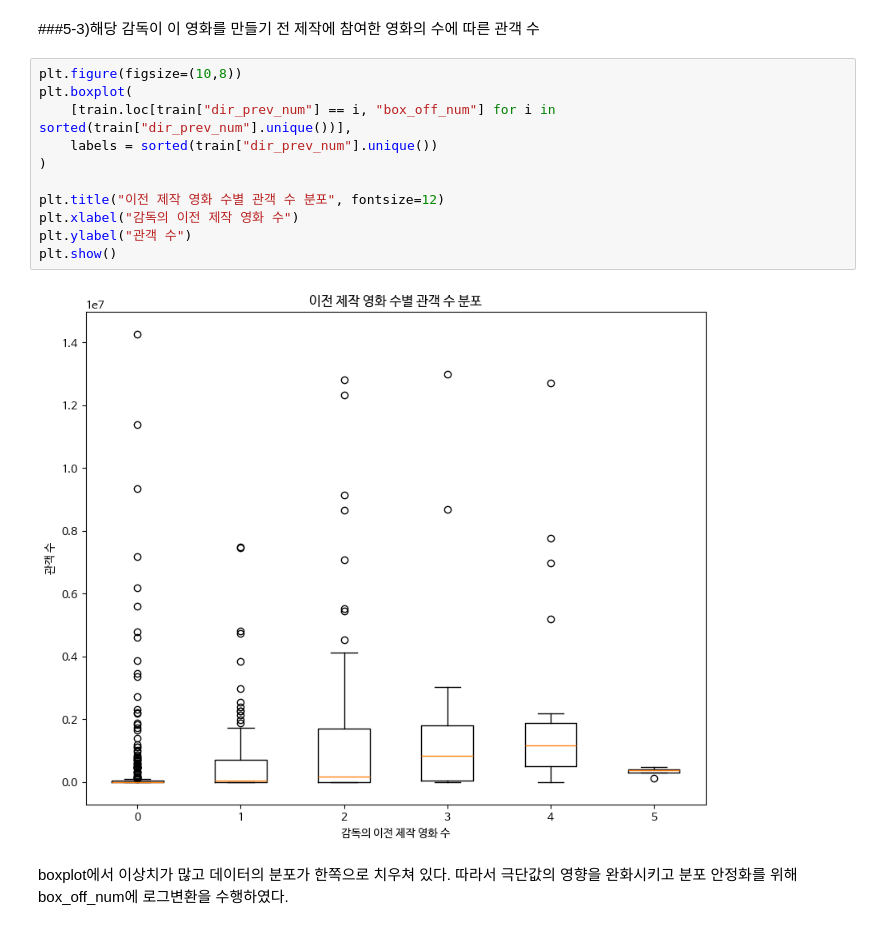
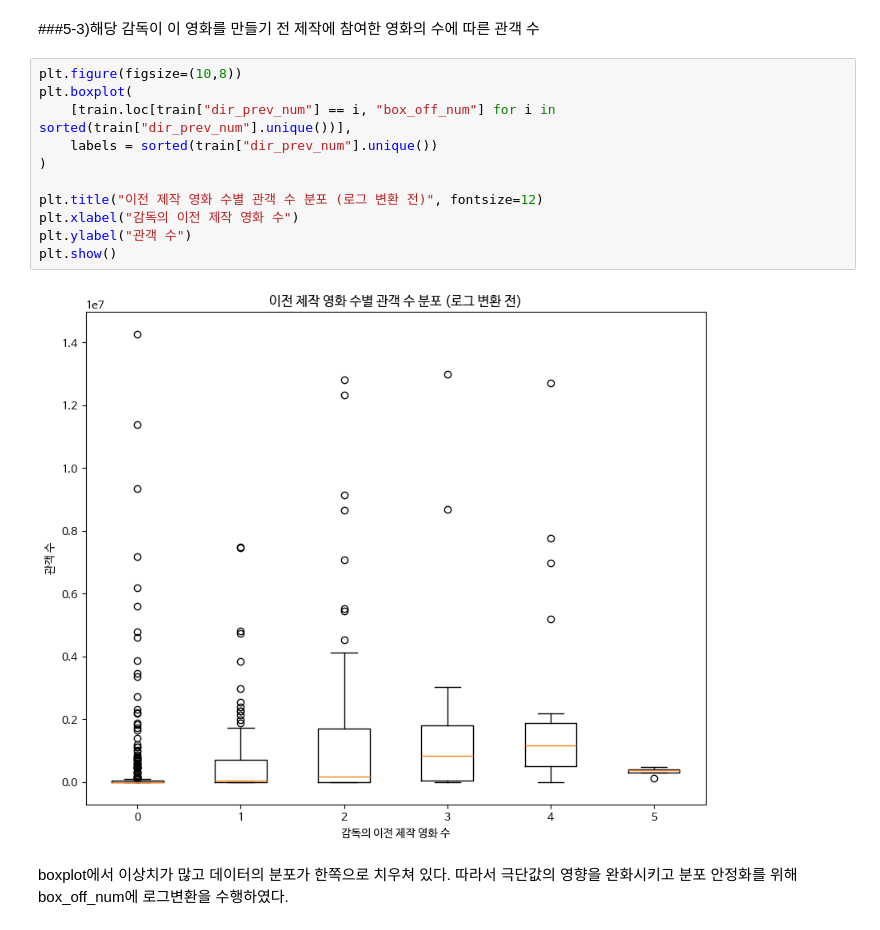
Before and after one commit to rainforest01-coder/ESAA_files, a Jupyter notebook: ESAA_YB1조_미니프로젝트1.ipynb, the cells around one changed output. Drawn from its saved outputs; the diff is of its cells as text.

```diff
--- a/ESAA_YB1조_미니프로젝트1.ipynb
+++ b/ESAA_YB1조_미니프로젝트1.ipynb
@@ -312,16 +312,16 @@ plt.tight_layout()
 # %%
 plt.figure(figsize=(10,8))
 plt.boxplot(
     [train.loc[train["dir_prev_num"] == i, "box_off_num"] for i in sorted(train["dir_prev_num"].unique())],
     labels = sorted(train["dir_prev_num"].unique())
 )
 
-plt.title("이전 제작 영화 수별 관객 수 분포", fontsize=12)
+plt.title("이전 제작 영화 수별 관객 수 분포 (로그 변환 전)", fontsize=12)
 plt.xlabel("감독의 이전 제작 영화 수")
 plt.ylabel("관객 수")
 plt.show()
 # %% [output]
-[figure, old version]
+[figure, new version]
 # %% [markdown]
 boxplot에서 이상치가 많고 데이터의 분포가 한쪽으로 치우쳐 있다. 따라서 극단값의 영향을 완화시키고 분포 안정화를 위해 box_off_num에 로그변환을 수행하였다.
 # %% [markdown]
```
Also changed, not shown: parts of 1 cell of this notebook.
